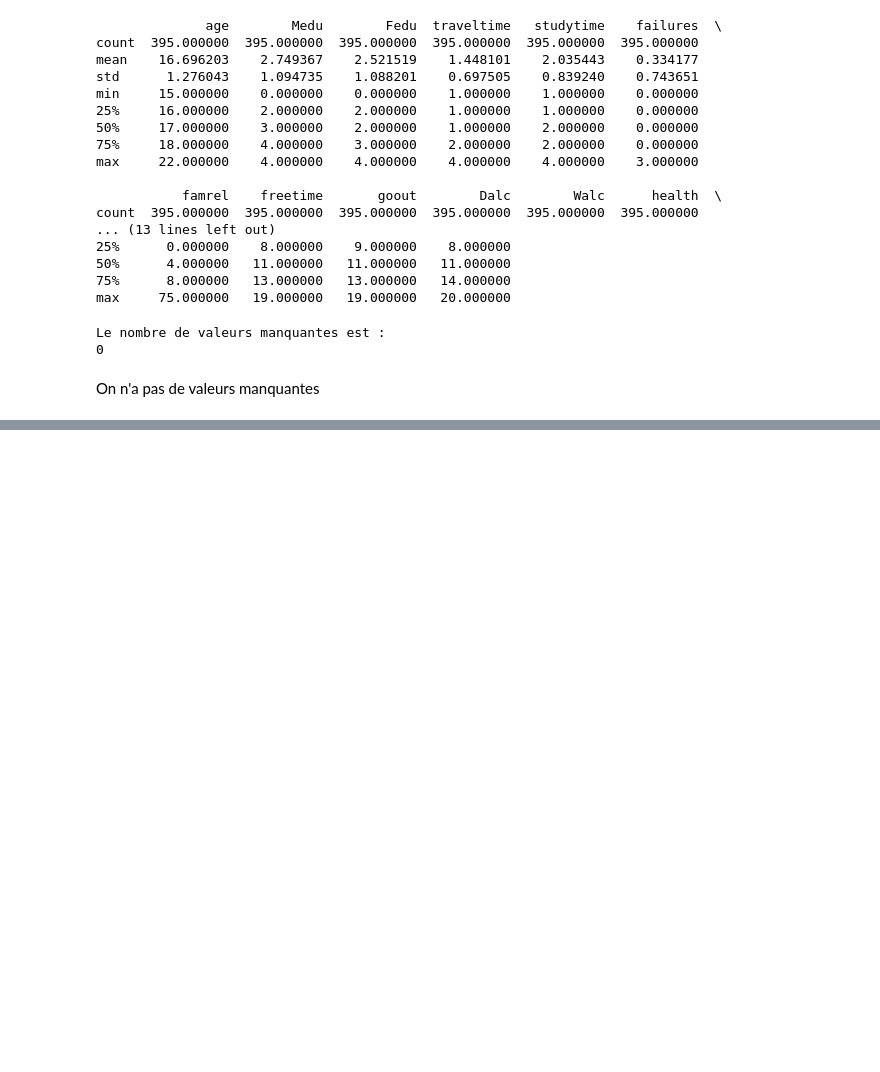
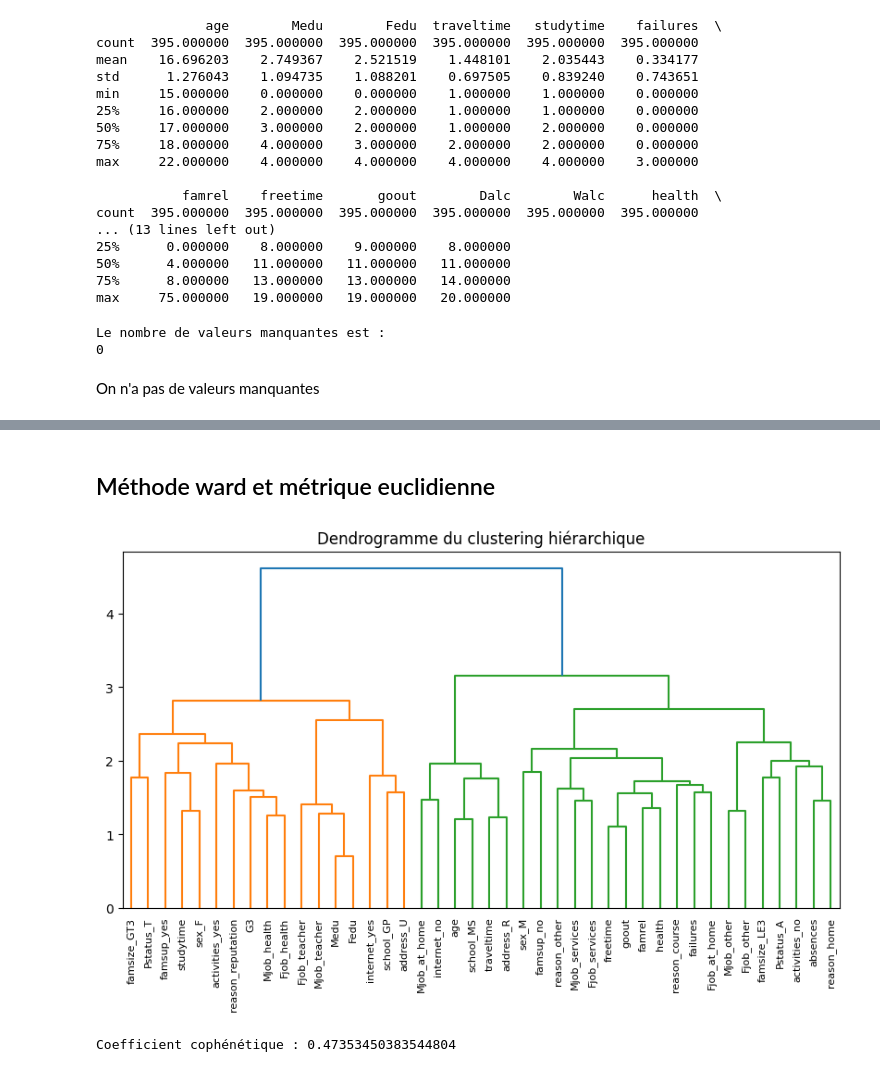
Before and after one commit to gh-ita/StudentProductivity, a Jupyter notebook: ProblemSolving.ipynb, the cells around one changed output, grey strips where cells are left out. Cells and saved outputs as stored; diff of their text form; code cells hidden in the pictures; blank space fills up the shorter version.

```diff
--- a/ProblemSolving.ipynb
+++ b/ProblemSolving.ipynb
@@ -143,0 +211,19 @@ plt.show()
+# %% [markdown]
+## Méthode ward et métrique euclidienne
+# %%
+W = hierarchy.linkage(correlation_matrix, method='ward', metric='euclidean')
+plt.figure(figsize=(10, 5))
+dn = hierarchy.dendrogram(W, labels=correlation_matrix.columns)
+plt.title('Dendrogramme du clustering hiérarchique')
+plt.show()
+# %% [output]
+[figure, added]
+# %%
+distance_matrix = pdist(correlation_matrix)
+
+# Calculer le coefficient de corrélation cophénétique
+cophenet_coef, _ = cophenet(W, distance_matrix)
+
+print(f"Coefficient cophénétique : {cophenet_coef}")
+# %% [output]
+Coefficient cophénétique : 0.47353450383544804
```
Also changed, not shown: parts of 28 cells of this notebook.
